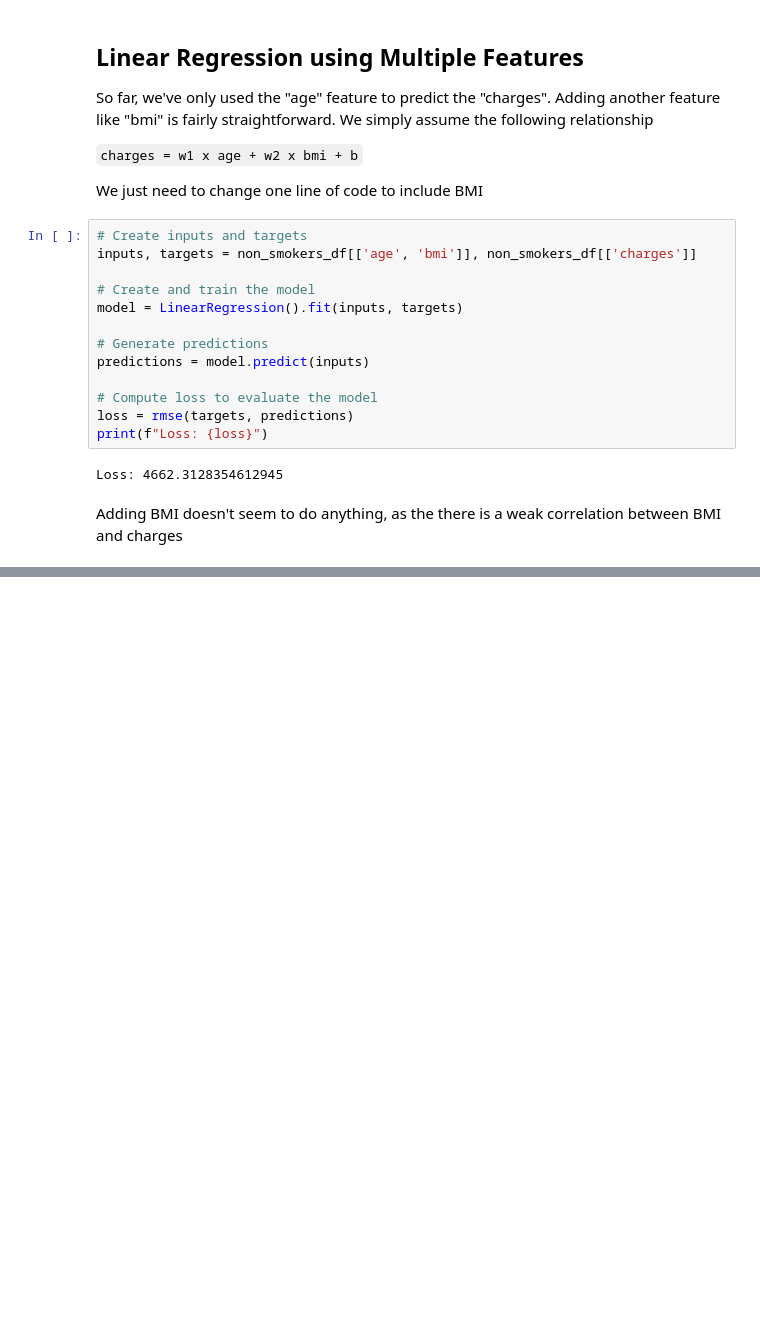
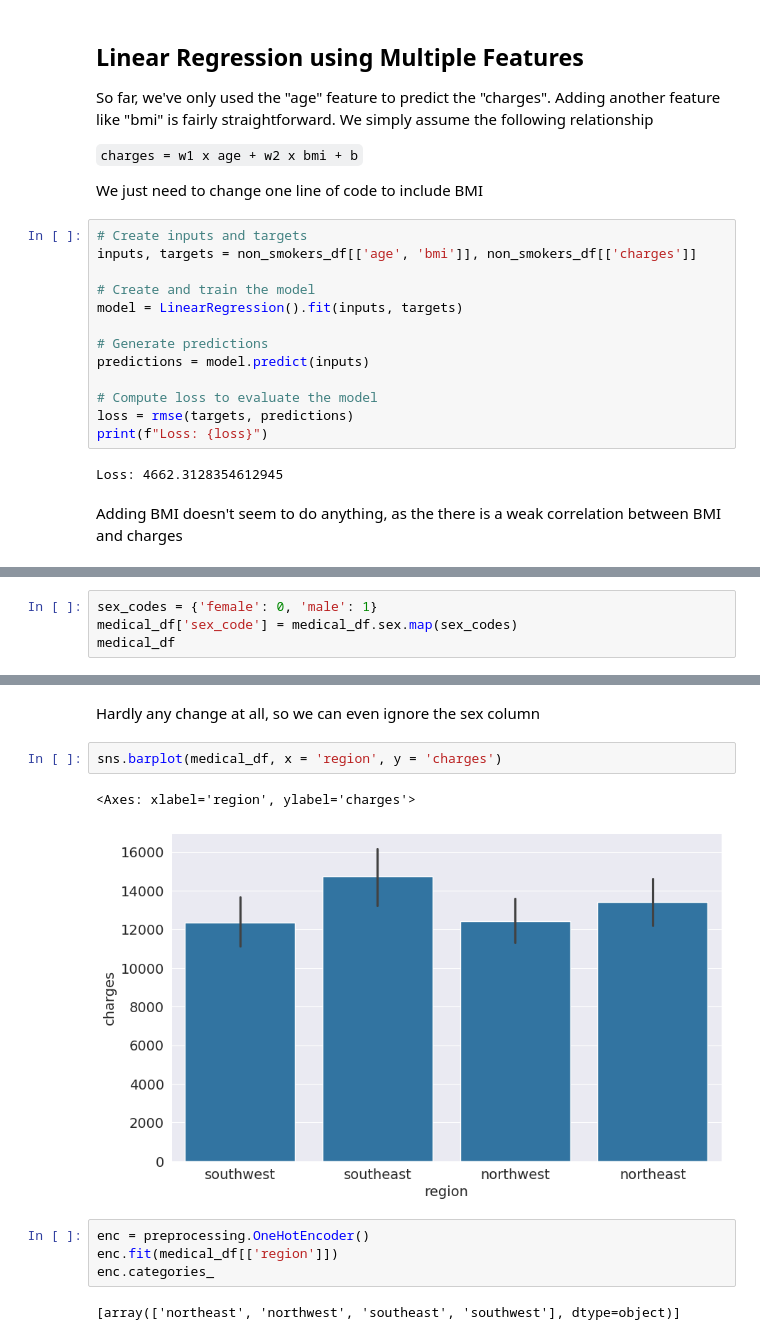
Before and after one commit to Musawer-Afzal/ML-with-Scikit-Learn-in-Python, a Jupyter notebook: 01_linear_regression_scikit_learn.ipynb, the cells around one changed output, grey strips where cells are left out. Drawn from its saved outputs; the diff is of its cells as text; blank space fills up the shorter version.

```diff
--- a/01_linear_regression_scikit_learn.ipynb
+++ b/01_linear_regression_scikit_learn.ipynb
@@ -660,0 +766,4 @@ fig.show
+# %%
+sex_codes = {'female': 0, 'male': 1}
+medical_df['sex_code'] = medical_df.sex.map(sex_codes)
+medical_df
@@ -660,0 +799,13 @@ fig.show
+# %% [markdown]
+Hardly any change at all, so we can even ignore the sex column
+# %%
+sns.barplot(medical_df, x = 'region', y = 'charges')
+# %% [output]
+<Axes: xlabel='region', ylabel='charges'>
+[figure, added]
+# %%
+enc = preprocessing.OneHotEncoder()
+enc.fit(medical_df[['region']])
+enc.categories_
+# %% [output]
+[array(['northeast', 'northwest', 'southeast', 'southwest'], dtype=object)]
```
Also changed, not shown: parts of 50 cells of this notebook.
